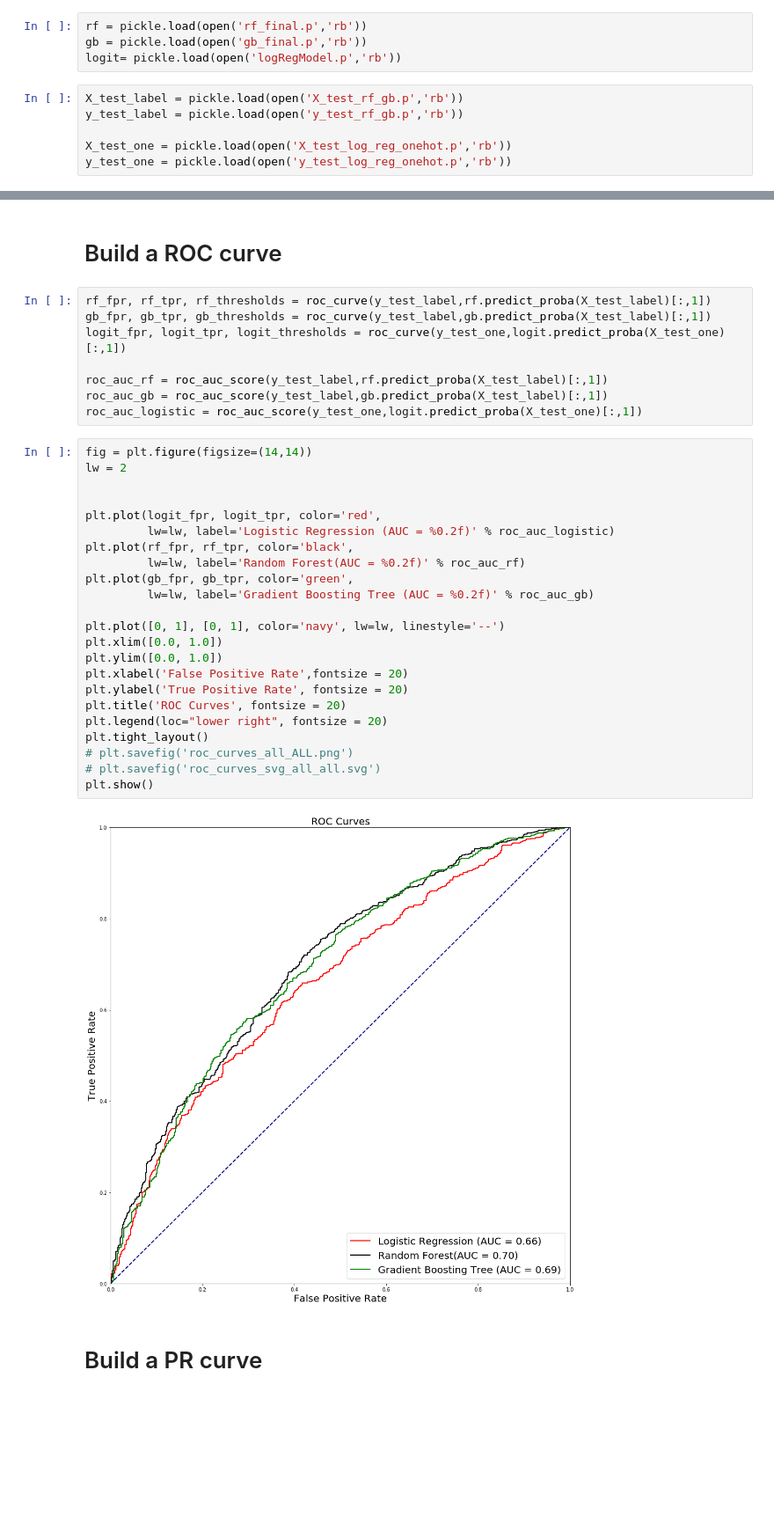
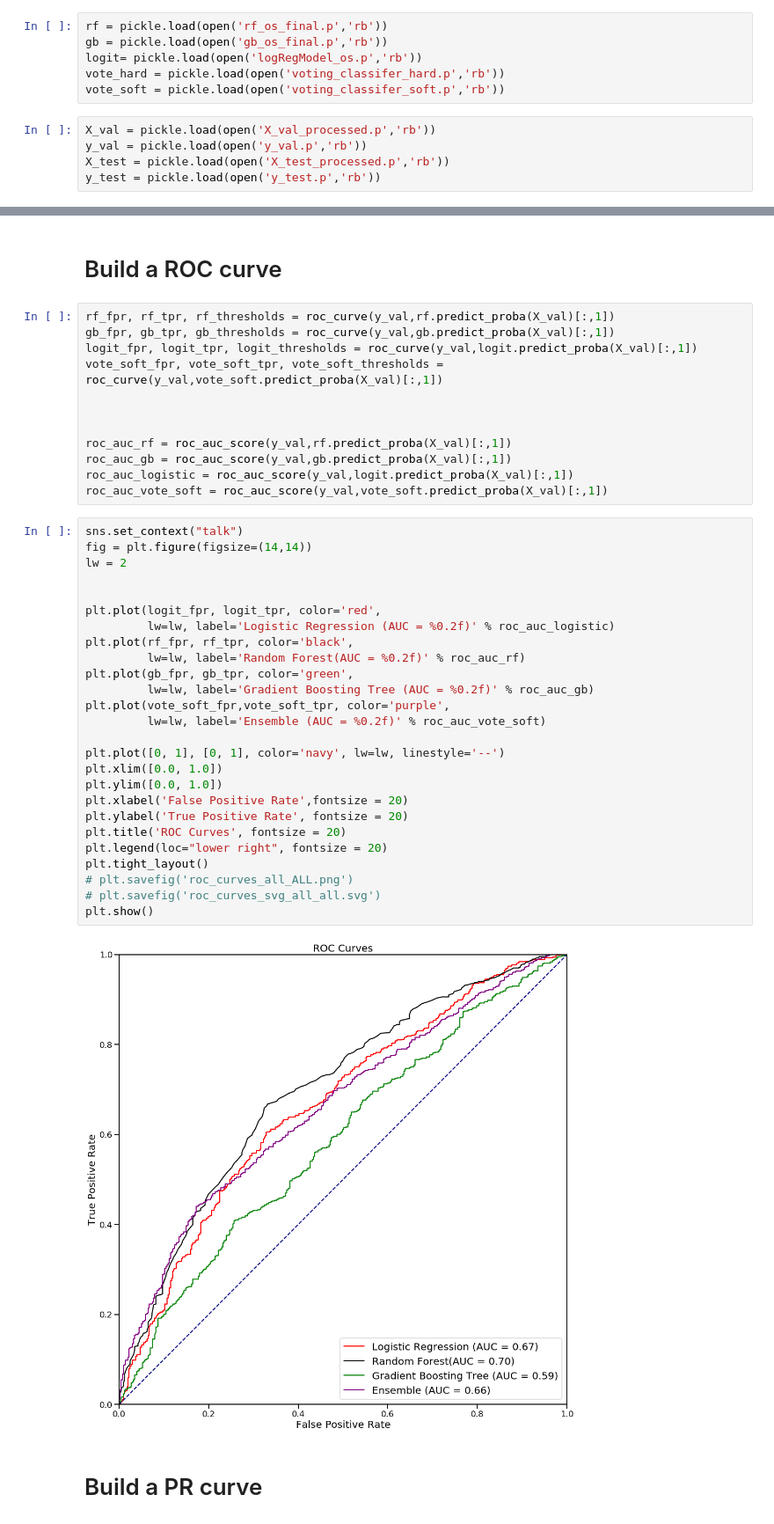
Before and after one commit to yeewill/Classification-Project-DSjobs, a Jupyter notebook: Make ROC and PR Curves.ipynb, the cells around one changed output, grey strips where cells are left out. Shown at 88% size. Saved outputs shown, nothing was run; the diff lists cells and outputs as text; blank space fills up the shorter version.

```diff
--- a/Make ROC and PR Curves.ipynb
+++ b/Make ROC and PR Curves.ipynb
@@ -7,12 +12,13 @@ from sklearn.metrics import roc_curve , roc_auc_score , precision_recall_curve
 # %% [markdown]
 # Import Models and Test Data
 # %%
-rf = pickle.load(open('rf_final.p','rb'))
-gb = pickle.load(open('gb_final.p','rb'))
-logit= pickle.load(open('logRegModel.p','rb'))
+rf = pickle.load(open('rf_os_final.p','rb'))
+gb = pickle.load(open('gb_os_final.p','rb'))
+logit= pickle.load(open('logRegModel_os.p','rb'))
+vote_hard = pickle.load(open('voting_classifer_hard.p','rb'))
+vote_soft = pickle.load(open('voting_classifer_soft.p','rb'))
 # %%
-X_test_label = pickle.load(open('X_test_rf_gb.p','rb'))
-y_test_label = pickle.load(open('y_test_rf_gb.p','rb'))
-
-X_test_one = pickle.load(open('X_test_log_reg_onehot.p','rb'))
-y_test_one = pickle.load(open('y_test_log_reg_onehot.p','rb'))
+X_val = pickle.load(open('X_val_processed.p','rb'))
+y_val = pickle.load(open('y_val.p','rb'))
+X_test = pickle.load(open('X_test_processed.p','rb'))
+y_test = pickle.load(open('y_test.p','rb'))
@@ -24,38 +29,45 @@ X_test_one.shape
 # %% [markdown]
 # Build a ROC curve
 # %%
-rf_fpr, rf_tpr, rf_thresholds = roc_curve(y_test_label,rf.predict_proba(X_test_label)[:,1])
-gb_fpr, gb_tpr, gb_thresholds = roc_curve(y_test_label,gb.predict_proba(X_test_label)[:,1])
-logit_fpr, logit_tpr, logit_thresholds = roc_curve(y_test_one,logit.predict_proba(X_test_one)[:,1])
+rf_fpr, rf_tpr, rf_thresholds = roc_curve(y_val,rf.predict_proba(X_val)[:,1])
+gb_fpr, gb_tpr, gb_thresholds = roc_curve(y_val,gb.predict_proba(X_val)[:,1])
+logit_fpr, logit_tpr, logit_thresholds = roc_curve(y_val,logit.predict_proba(X_val)[:,1])
+vote_soft_fpr, vote_soft_tpr, vote_soft_thresholds = roc_curve(y_val,vote_soft.predict_proba(X_val)[:,1])
 
-roc_auc_rf = roc_auc_score(y_test_label,rf.predict_proba(X_test_label)[:,1])
-roc_auc_gb = roc_auc_score(y_test_label,gb.predict_proba(X_test_label)[:,1])
-roc_auc_logistic = roc_auc_score(y_test_one,logit.predict_proba(X_test_one)[:,1])
+
+
+roc_auc_rf = roc_auc_score(y_val,rf.predict_proba(X_val)[:,1])
+roc_auc_gb = roc_auc_score(y_val,gb.predict_proba(X_val)[:,1])
+roc_auc_logistic = roc_auc_score(y_val,logit.predict_proba(X_val)[:,1])
+roc_auc_vote_soft = roc_auc_score(y_val,vote_soft.predict_proba(X_val)[:,1])
 # %%
+sns.set_context("talk")
 fig = plt.figure(figsize=(14,14))
 lw = 2
 
 
 plt.plot(logit_fpr, logit_tpr, color='red',
          lw=lw, label='Logistic Regression (AUC = %0.2f)' % roc_auc_logistic)
 plt.plot(rf_fpr, rf_tpr, color='black',
          lw=lw, label='Random Forest(AUC = %0.2f)' % roc_auc_rf)
 plt.plot(gb_fpr, gb_tpr, color='green',
          lw=lw, label='Gradient Boosting Tree (AUC = %0.2f)' % roc_auc_gb)
+plt.plot(vote_soft_fpr,vote_soft_tpr, color='purple',
+         lw=lw, label='Ensemble (AUC = %0.2f)' % roc_auc_vote_soft)
 
 plt.plot([0, 1], [0, 1], color='navy', lw=lw, linestyle='--')
 plt.xlim([0.0, 1.0])
 plt.ylim([0.0, 1.0])
 plt.xlabel('False Positive Rate',fontsize = 20)
 plt.ylabel('True Positive Rate', fontsize = 20)
 plt.title('ROC Curves', fontsize = 20)
 plt.legend(loc="lower right", fontsize = 20)
 plt.tight_layout()
 # plt.savefig('roc_curves_all_ALL.png')
 # plt.savefig('roc_curves_svg_all_all.svg')
 plt.show()
 # %% [output]
-[figure, old version]
+[figure, new version]
 # %% [markdown]
 # Build a PR curve
 # %%
```
Also changed, not shown: parts of 16 cells of this notebook, 3 other files.
